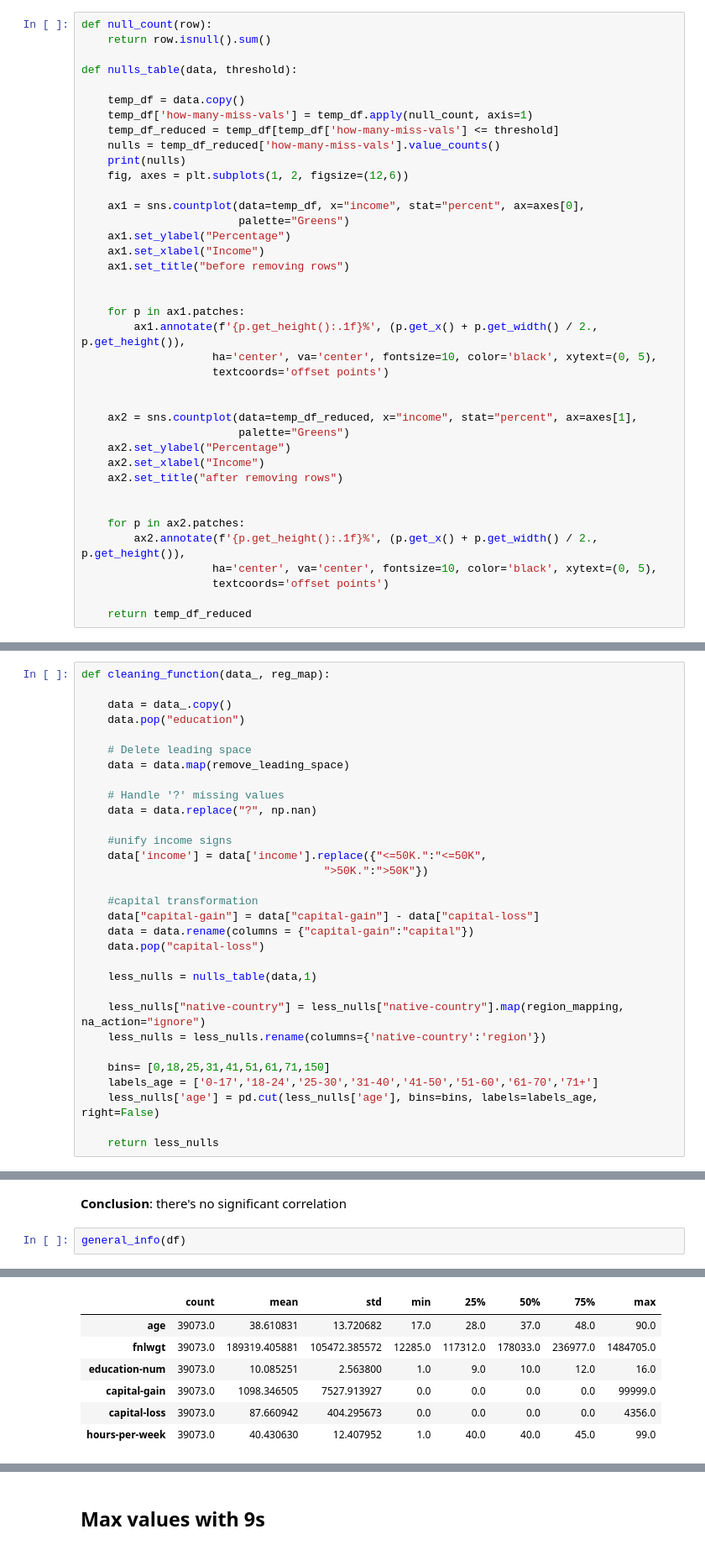
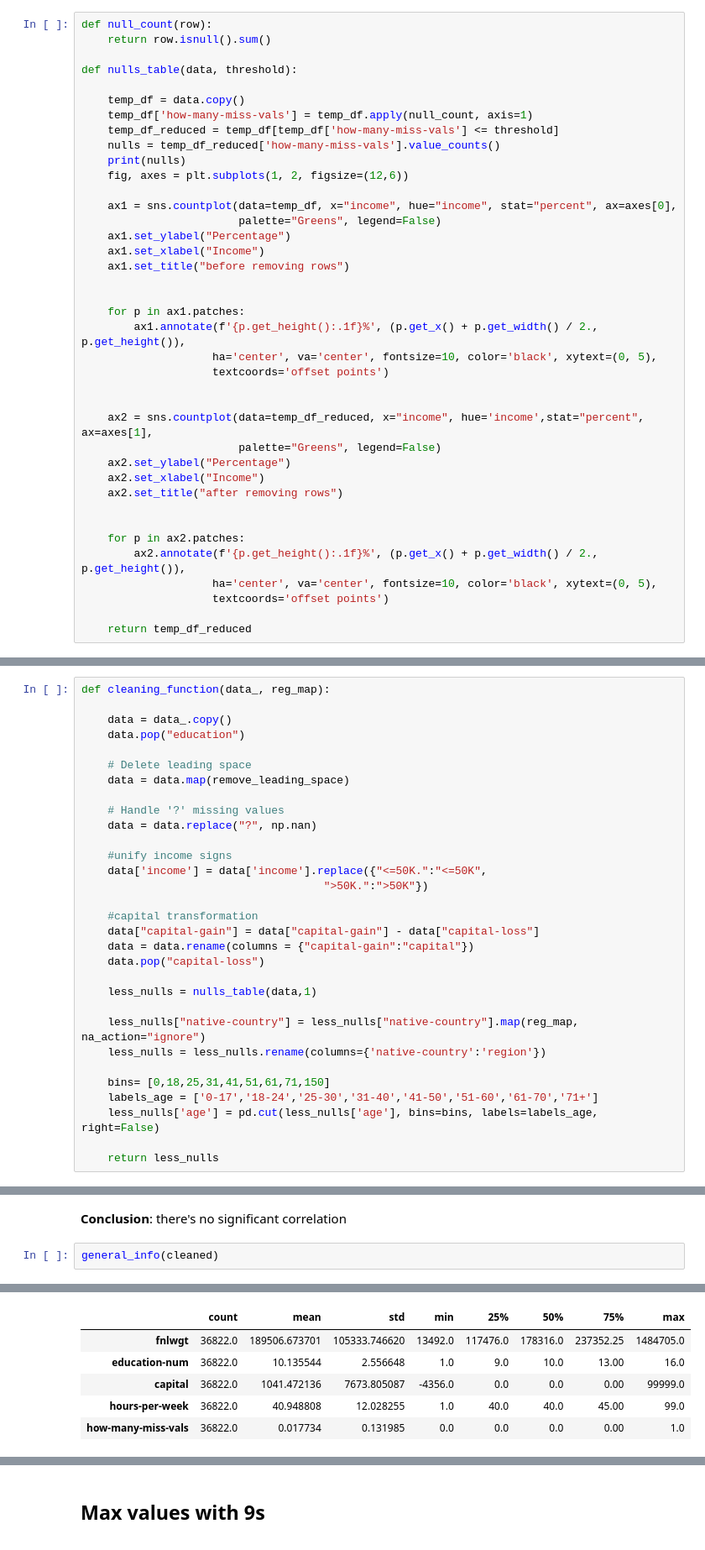
Before and after one commit to Staszek15/Data-Mining-Project, a Jupyter notebook: adults_cleaning.ipynb, the cells around one changed output, grey strips where cells are left out. Shown at 84% size. Cells and saved outputs as stored; diff of their text form.

Commit message:
imputer bez fnlwgt

```diff
--- a/adults_cleaning.ipynb
+++ b/adults_cleaning.ipynb
@@ -218,8 +217,8 @@ def nulls_table(data, threshold):
     print(nulls)
     fig, axes = plt.subplots(1, 2, figsize=(12,6))
 
-    ax1 = sns.countplot(data=temp_df, x="income", stat="percent", ax=axes[0],
-                        palette="Greens")
+    ax1 = sns.countplot(data=temp_df, x="income", hue="income", stat="percent", ax=axes[0],
+                        palette="Greens", legend=False)
     ax1.set_ylabel("Percentage")
     ax1.set_xlabel("Income")
     ax1.set_title("before removing rows")
@@ -231,8 +230,8 @@ def nulls_table(data, threshold):
                     textcoords='offset points')
 
 
-    ax2 = sns.countplot(data=temp_df_reduced, x="income", stat="percent", ax=axes[1],
-                        palette="Greens")
+    ax2 = sns.countplot(data=temp_df_reduced, x="income", hue='income',stat="percent", ax=axes[1],
+                        palette="Greens", legend=False)
     ax2.set_ylabel("Percentage")
     ax2.set_xlabel("Income")
     ax2.set_title("after removing rows")
@@ -285,7 +275,7 @@ def cleaning_function(data_, reg_map):
 
     less_nulls = nulls_table(data,1)
 
-    less_nulls["native-country"] = less_nulls["native-country"].map(region_mapping, na_action="ignore")
+    less_nulls["native-country"] = less_nulls["native-country"].map(reg_map, na_action="ignore")
     less_nulls = less_nulls.rename(columns={'native-country':'region'})
 
     bins= [0,18,25,31,41,51,61,71,150]
@@ -376,6 +362,6 @@ plt.show()
 # %% [markdown]
 **Conclusion**: there's no significant correlation
 # %%
-general_info(df)
+general_info(cleaned)
 # %% [output]
 ################### Shape ####################
@@ -395,13 +381,12 @@ income              0
 dtype: int64
 
 ################### Description ####################
 |  | count | mean | std | min | 25% | 50% | 75% | max |
-| age | 39073.0 | 38.610831 | 13.720682 | 17.0 | 28.0 | 37.0 | 48.0 | 90.0 |
-| fnlwgt | 39073.0 | 189319.405881 | 105472.385572 | 12285.0 | 117312.0 | 178033.0 | 236977.0 | 1484705.0 |
-| education-num | 39073.0 | 10.085251 | 2.563800 | 1.0 | 9.0 | 10.0 | 12.0 | 16.0 |
-| capital-gain | 39073.0 | 1098.346505 | 7527.913927 | 0.0 | 0.0 | 0.0 | 0.0 | 99999.0 |
-| capital-loss | 39073.0 | 87.660942 | 404.295673 | 0.0 | 0.0 | 0.0 | 0.0 | 4356.0 |
-| hours-per-week | 39073.0 | 40.430630 | 12.407952 | 1.0 | 40.0 | 40.0 | 45.0 | 99.0 |
+| fnlwgt | 36822.0 | 189506.673701 | 105333.746620 | 13492.0 | 117476.0 | 178316.0 | 237352.25 | 1484705.0 |
+| education-num | 36822.0 | 10.135544 | 2.556648 | 1.0 | 9.0 | 10.0 | 13.00 | 16.0 |
+| capital | 36822.0 | 1041.472136 | 7673.805087 | -4356.0 | 0.0 | 0.0 | 0.00 | 99999.0 |
+| hours-per-week | 36822.0 | 40.948808 | 12.028255 | 1.0 | 40.0 | 40.0 | 45.00 | 99.0 |
+| how-many-miss-vals | 36822.0 | 0.017734 | 0.131985 | 0.0 | 0.0 | 0.0 | 0.00 | 1.0 |
 # %%
 cleaned.pop('how-many-miss-vals')
 cleaned_test.pop('how-many-miss-vals')
```
Also changed, not shown: parts of 7 cells of this notebook, 9 other files.
